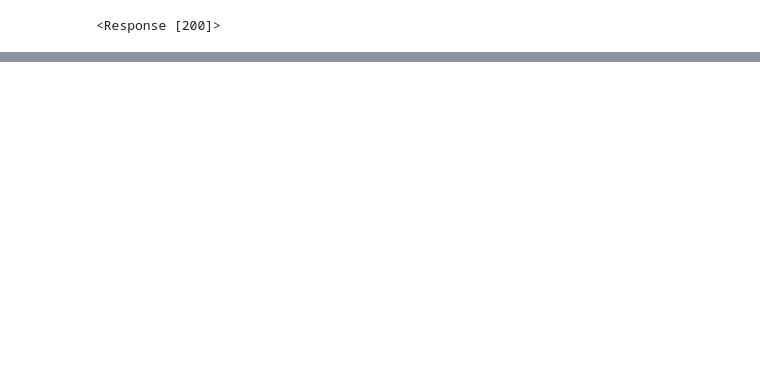
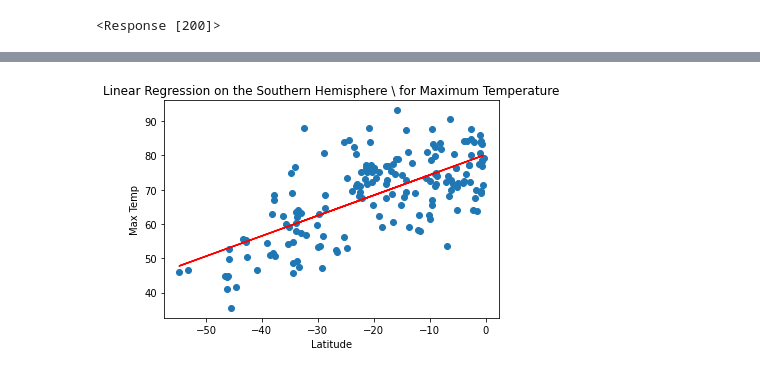
Before and after one commit to josephbassil/World_Weather_Analysis, a Jupyter notebook: WeatherPy.ipynb, the cells around one changed output, grey strips where cells are left out. Saved outputs shown, nothing was run; the diff lists cells and outputs as text; code cells hidden in the pictures; blank space fills up the shorter version.

```diff
--- a/WeatherPy.ipynb
+++ b/WeatherPy.ipynb
@@ -257,0 +318,10 @@ plt.show()
+# %%
+#Perform linear Regression on max temp for southern Hemisphere
+x_values=southern_hemi_df["Lat"]
+y_values=southern_hemi_df["Max Temp"]
+
+#Let's call the plot_linear_regression function
+plot_linear_regression(x_values,y_values,
+                      'Linear Regression on the Southern Hemisphere \ for Maximum Temperature','Max Temp',(10,40))
+# %% [output]
+[figure, added]
```
Also changed, not shown: parts of 36 cells of this notebook.
